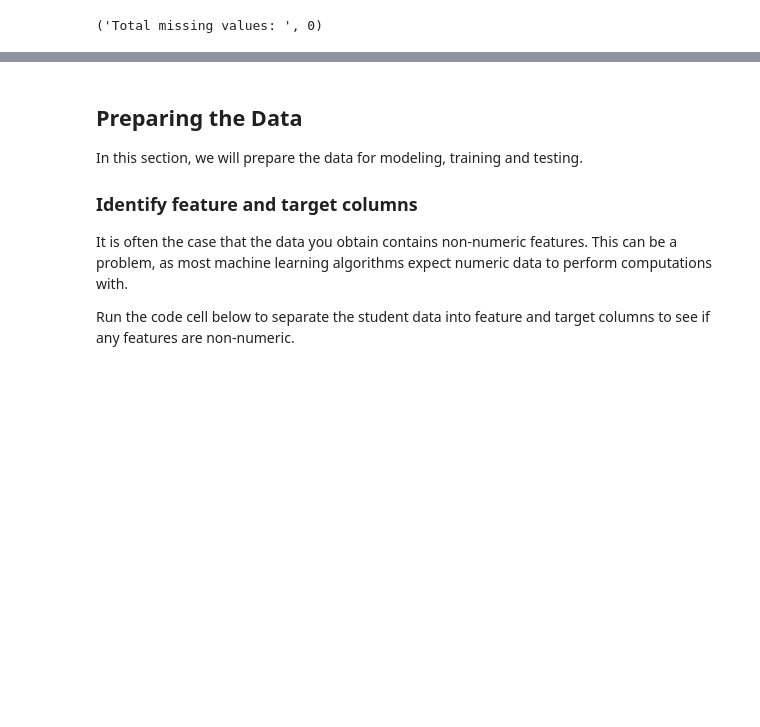
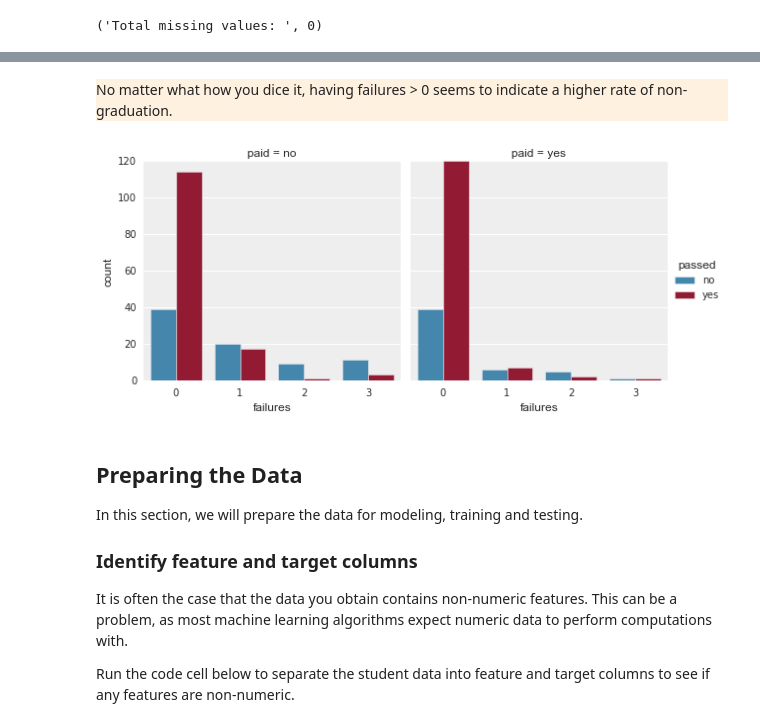
Before and after one commit to FrankRuns/machine-learning, a Jupyter notebook: projects/student_intervention/student_intervention.ipynb, the cells around one changed output, grey strips where cells are left out. Saved outputs shown, nothing was run; the diff lists cells and outputs as text; code cells hidden in the pictures; blank space fills up the shorter version.

Commit message:
committing version 2 of student intervention. Made all required modifications

```diff
--- a/projects/student_intervention/student_intervention.ipynb
+++ b/projects/student_intervention/student_intervention.ipynb
@@ -104,6 +104,10 @@ hgram.vlines(x=np.median(absent), ymin=ymin, ymax=ymax-1, color='y')
-# %%
-# Removing data points with absences above 50 as outliers
-student_data = student_data[student_data["absences"] < 50]
+# %% [markdown]
+<div style="background-color:#fff1e0;">No matter what how you dice it, having failures > 0 seems to indicate a higher rate of non-graduation.</div>
+# %%
+import seaborn as sns
+sns.factorplot("failures", col="paid", data=student_data, hue='passed', kind="count");
+# %% [output]
+[figure, added]
 # %% [markdown]
 ## Preparing the Data
 In this section, we will prepare the data for modeling, training and testing.
```
Also changed, not shown: parts of 26 cells of this notebook, 1 other file.
